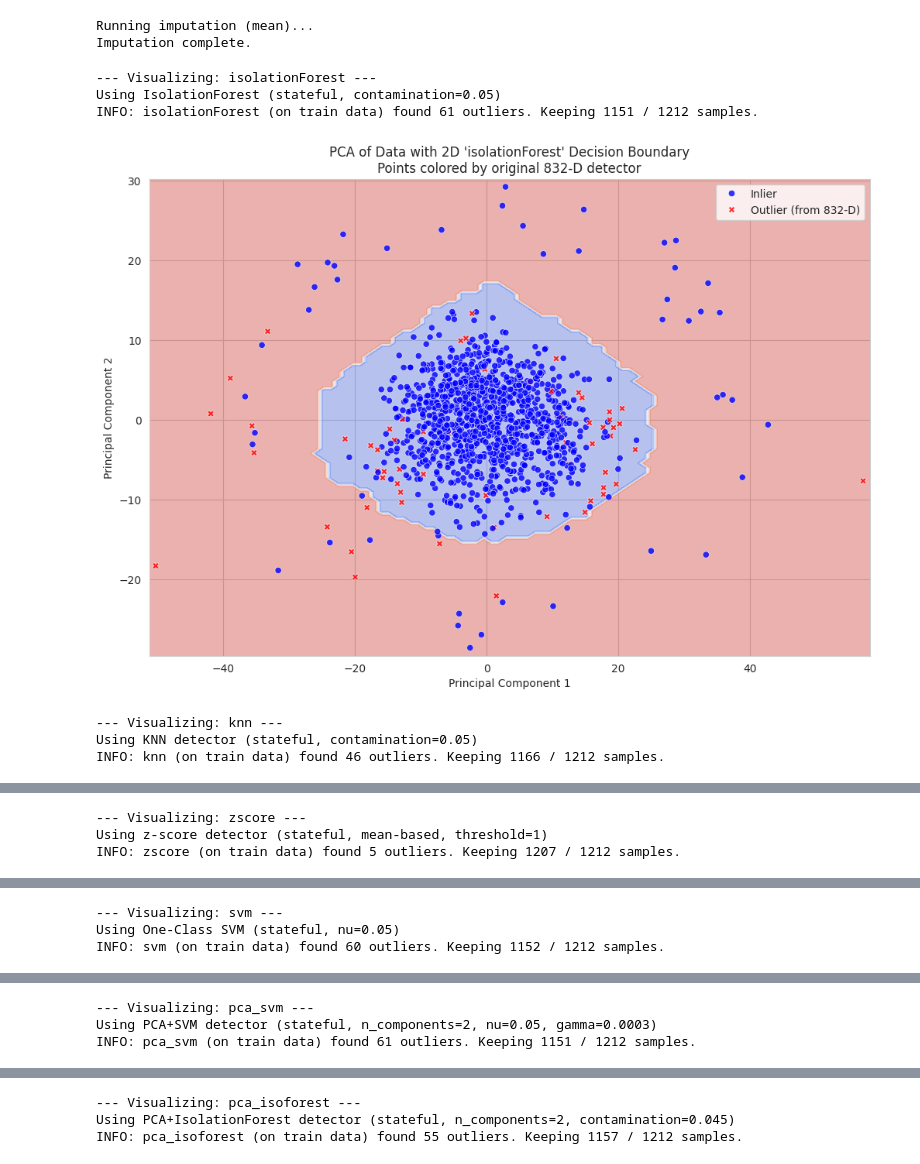
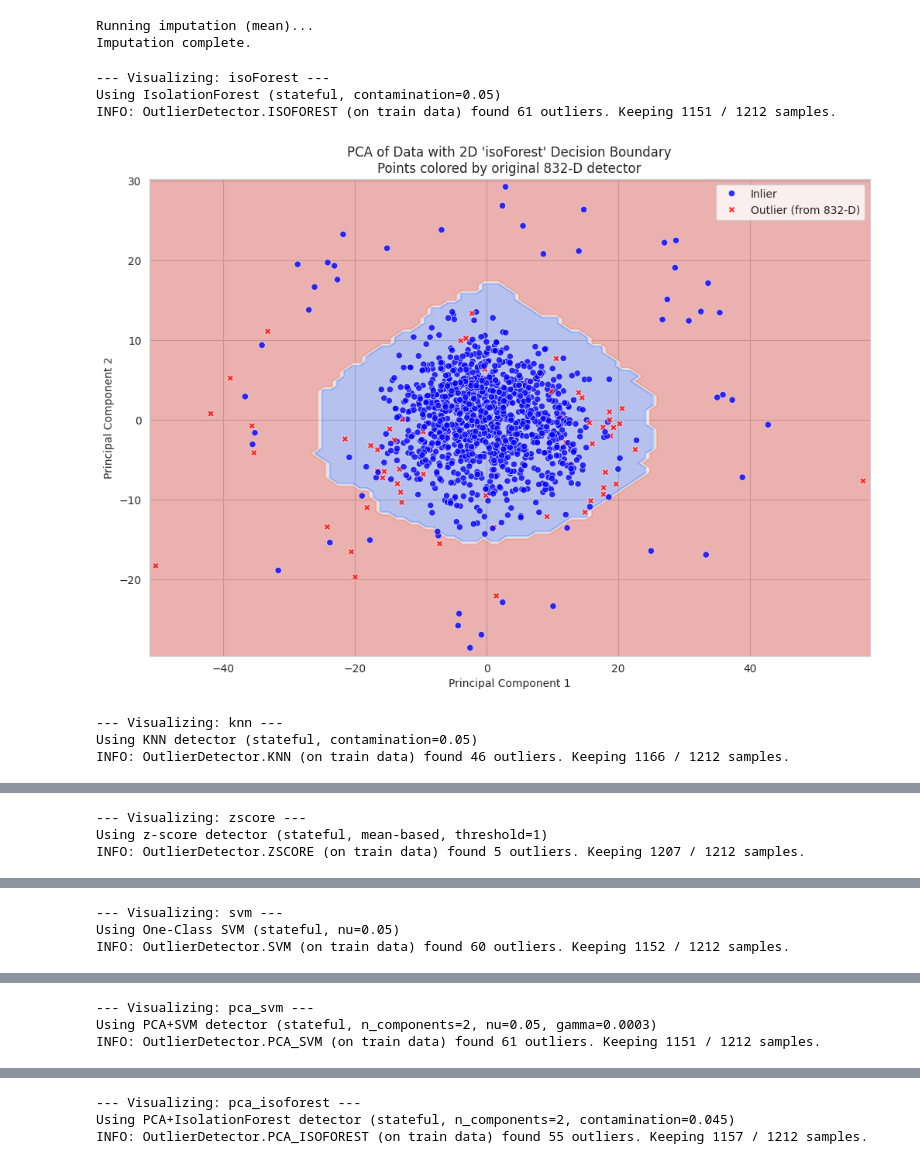
Before and after one commit to jkennedy-dev/brain-mri-regression, a Jupyter notebook: eda.ipynb, the cells around one changed output, grey strips where cells are left out. Saved outputs shown, nothing was run; the diff lists cells and outputs as text; code cells hidden in the pictures.

```diff
--- a/eda.ipynb
+++ b/eda.ipynb
@@ -78,7 +78,7 @@ from sklearn.preprocessing import StandardScaler
 from sklearn.pipeline import make_pipeline
 
 # Import functions from your script
-from train import imputation, outlier_detection, configs, OUTLIER_DETECTORS, IMPUTERS
+from train import imputation, outlier_detection, configs, OutlierDetector, Imputer
 
 # Import the specific detectors for 2D training
 from sklearn.ensemble import IsolationForest
@@ -88,7 +88,7 @@ from sklearn.svm import OneClassSVM
 
 %matplotlib inline
 
-def plot_pca_boundary(X_imputed, y, outlier_method_name, configs):
+def plot_pca_boundary(X_imputed, y, outlier_method, configs):
     """
     Trains a 2D outlier detector on PCA-transformed data to visualize the
     decision boundary.
@@ -96,15 +96,14 @@ def plot_pca_boundary(X_imputed, y, outlier_method_name, configs):
     It also plots the data points, colored by the labels from the *original*
     832-dimensional outlier detector, to see how they compare.
     """
-    print(f"--- Visualizing: {outlier_method_name} ---")
+    print(f"--- Visualizing: {outlier_method.value} ---")
 
     # 1. Set config for the *original* 832-D detector
     # === MODIFICATION: Use new nested config structure ===
     if 'outlier_detector' not in configs:
          configs['outlier_detector'] = {}
 
-    configs['outlier_detector']['method'] = outlier_method_name
-    configs['outlier_detector']['zscore_std'] = 1
+    configs['outlier_detector']['method'] = outlier_method
 
     # 2. Get outlier labels from the *original* 832-D data
     original_detector_func = outlier_detection(X_imputed, y)
@@ -119,17 +118,17 @@ def plot_pca_boundary(X_imputed, y, outlier_method_name, configs):
     X_pca = pca.fit_transform(X_scaled)
 
     # 4. Train a *new* 2D outlier detector (just for visualization)
-    if outlier_method_name == 'isolationForest':
+    if outlier_method is OutlierDetector.ISOFOREST:
         detector_2d = IsolationForest(contamination=0.05, random_state=configs["random_state"])
         detector_2d.fit(X_pca)
         predict_fn = lambda x: detector_2d.predict(x) # 1 inlier, -1 outlier
 
-    elif outlier_method_name == 'knn':
+    elif outlier_method is OutlierDetector.KNN:
         detector_2d = KNN(contamination=0.05)
         detector_2d.fit(X_pca)
         predict_fn = lambda x: detector_2d.predict(x) * -2 + 1 # Convert 0/1 to 1/-1
 
-    elif outlier_method_name == 'zscore':
+    elif outlier_method is OutlierDetector.ZSCORE:
         mean_2d = np.nanmean(X_pca, axis=0)
         std_2d = np.nanstd(X_pca, axis=0)
         std_2d[std_2d == 0] = 1.0
@@ -144,18 +143,18 @@ def plot_pca_boundary(X_imputed, y, outlier_method_name, configs):
 
         predict_fn = zscore_predict
 
-    elif outlier_method_name == 'svm':
+    elif outlier_method is OutlierDetector.SVM:
         detector_2d = OneClassSVM(nu=0.05, kernel='rbf', gamma='auto')
         detector_2d.fit(X_pca)
         predict_fn = lambda x: detector_2d.predict(x) # 1 inlier, -1 outlier
 
-    elif outlier_method_name == 'pca_svm':
+    elif outlier_method is OutlierDetector.PCA_SVM:
         # train svm on 2d pca data
         detector_2d = OneClassSVM(nu=configs['outlier_detector']['pca_svm_nu'], kernel='rbf', gamma=configs['outlier_detector']['pca_svm_gamma'])
         detector_2d.fit(X_pca)
         predict_fn = lambda x: detector_2d.predict(x) # 1 inlier, -1 outlier
 
-    elif outlier_method_name == 'pca_isoforest':
+    elif outlier_method is OutlierDetector.PCA_ISOFOREST:
         detector_2d = IsolationForest(contamination=configs['outlier_detector']['pca_isoforest_contamination'], random_state=configs["random_state"])
         detector_2d.fit(X_pca)
         predict_fn = lambda x: detector_2d.predict(x) # 1 inlier, -1 outlier
@@ -186,7 +185,7 @@ def plot_pca_boundary(X_imputed, y, outlier_method_name, configs):
         alpha=0.8
     )
 
-    plt.title(f"PCA of Data with 2D '{outlier_method_name}' Decision Boundary\nPoints colored by original 832-D detector")
+    plt.title(f"PCA of Data with 2D '{outlier_method.value}' Decision Boundary\nPoints colored by original 832-D detector")
     plt.xlabel("Principal Component 1")
     plt.ylabel("Principal Component 2")
     plt.legend()
@@ -196,13 +195,8 @@ def plot_pca_boundary(X_imputed, y, outlier_method_name, configs):
 x_training_data = pd.read_csv("./data/X_train.csv", skiprows=1, header=None).values[:, 1:]
 y_training_data = (pd.read_csv("./data/y_train.csv", skiprows=1, header=None).values[:, 1:].ravel())
 
-# 2. Set imputation config (must match your train.py)
-configs['impute_method'] = 'mean' # or 'iterative', 'mean', etc.
-configs['knn_neighbours'] = 75
-configs['knn_weight'] = 'uniform'
-
 # 3. Run imputation *once* on all data
-print(f"Running imputation ({configs['impute_method']})...")
+print(f"Running imputation ({configs['impute_method'].value})...")
 imputer = imputation(x_training_data, i=None) # i=None to skip model loading
 X_imputed = imputer.transform(x_training_data)
 print("Imputation complete.")
@@ -210,34 +204,34 @@ print("Imputation complete.")
 Running imputation (mean)...
 Imputation complete.
 # %%
-plot_pca_boundary(X_imputed, y_training_data, 'isolationForest', configs)   # isolationForest
-plot_pca_boundary(X_imputed, y_training_data, 'knn', configs)               # knn
-plot_pca_boundary(X_imputed, y_training_data, 'zscore', configs)            # zscore
-plot_pca_boundary(X_imputed, y_training_data, 'svm', configs)               # svm
-plot_pca_boundary(X_imputed, y_training_data, 'pca_svm', configs)          # pca_svm
-plot_pca_boundary(X_imputed, y_training_data, 'pca_isoforest', configs)
+plot_pca_boundary(X_imputed, y_training_data, OutlierDetector.ISOFOREST, configs)
+plot_pca_boundary(X_imputed, y_training_data, OutlierDetector.KNN, configs)
+plot_pca_boundary(X_imputed, y_training_data, OutlierDetector.ZSCORE, configs)
+plot_pca_boundary(X_imputed, y_training_data, OutlierDetector.SVM, configs)
+plot_pca_boundary(X_imputed, y_training_data, OutlierDetector.PCA_SVM, configs)
+plot_pca_boundary(X_imputed, y_training_data, OutlierDetector.PCA_ISOFOREST, configs)
 # %% [output]
---- Visualizing: isolationForest ---
+--- Visualizing: isoForest ---
 Using IsolationForest (stateful, contamination=0.05)
-INFO: isolationForest (on train data) found 61 outliers. Keeping 1151 / 1212 samples.
+INFO: OutlierDetector.ISOFOREST (on train data) found 61 outliers. Keeping 1151 / 1212 samples.
-[figure, old version]
+[figure, new version]
 --- Visualizing: knn ---
 Using KNN detector (stateful, contamination=0.05)
-INFO: knn (on train data) found 46 outliers. Keeping 1166 / 1212 samples.
+INFO: OutlierDetector.KNN (on train data) found 46 outliers. Keeping 1166 / 1212 samples.
 [figure]
 --- Visualizing: zscore ---
 Using z-score detector (stateful, mean-based, threshold=1)
-INFO: zscore (on train data) found 5 outliers. Keeping 1207 / 1212 samples.
+INFO: OutlierDetector.ZSCORE (on train data) found 5 outliers. Keeping 1207 / 1212 samples.
 [figure]
 --- Visualizing: svm ---
 Using One-Class SVM (stateful, nu=0.05)
-INFO: svm (on train data) found 60 outliers. Keeping 1152 / 1212 samples.
+INFO: OutlierDetector.SVM (on train data) found 60 outliers. Keeping 1152 / 1212 samples.
 [figure]
 --- Visualizing: pca_svm ---
 Using PCA+SVM detector (stateful, n_components=2, nu=0.05, gamma=0.0003)
-INFO: pca_svm (on train data) found 61 outliers. Keeping 1151 / 1212 samples.
+INFO: OutlierDetector.PCA_SVM (on train data) found 61 outliers. Keeping 1151 / 1212 samples.
 [figure]
 --- Visualizing: pca_isoforest ---
 Using PCA+IsolationForest detector (stateful, n_components=2, contamination=0.045)
-INFO: pca_isoforest (on train data) found 55 outliers. Keeping 1157 / 1212 samples.
+INFO: OutlierDetector.PCA_ISOFOREST (on train data) found 55 outliers. Keeping 1157 / 1212 samples.
 [figure]
```
Also changed, not shown: 1 other file.
